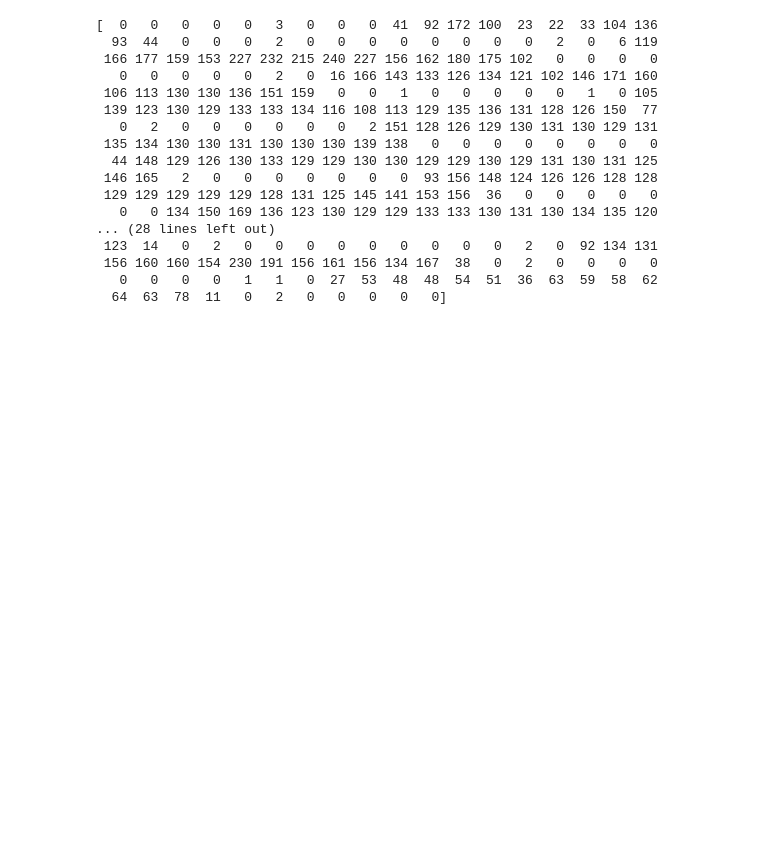
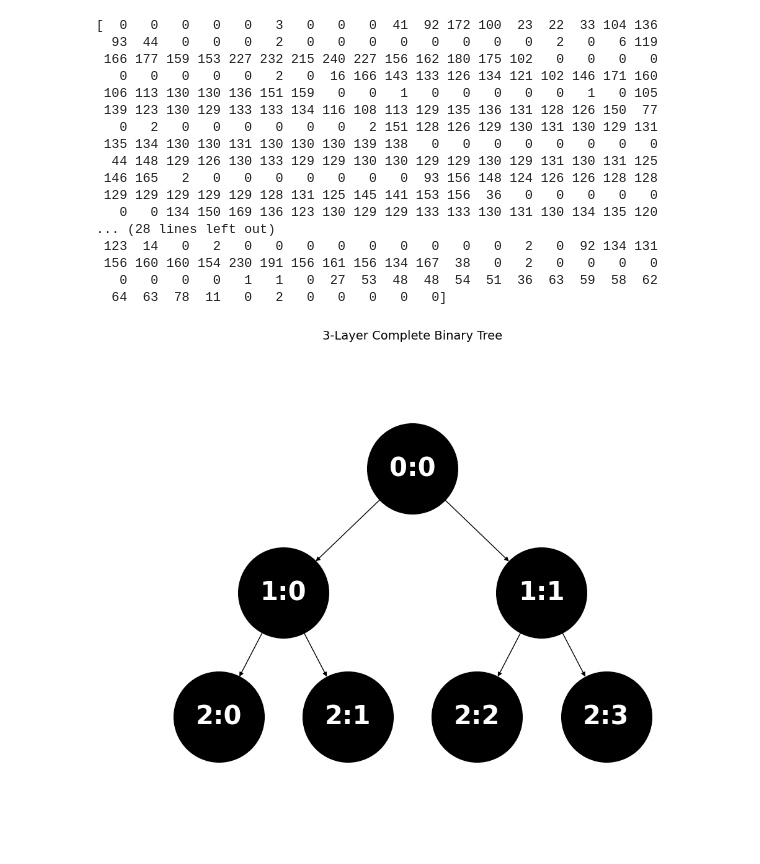
Before and after one commit to eloplope/Fashion-classifier, a Jupyter notebook: exploratory_analysis.ipynb, the cells around one changed output. Saved outputs shown, nothing was run; the diff lists cells and outputs as text; code cells hidden in the pictures; blank space fills up the shorter version.

```diff
--- a/exploratory_analysis.ipynb
+++ b/exploratory_analysis.ipynb
@@ -120,3 +120,45 @@ plt.show()
  156 160 160 154 230 191 156 161 156 134 167  38   0   2   0   0   0   0
    0   0   0   0   1   1   0  27  53  48  48  54  51  36  63  59  58  62
   64  63  78  11   0   2   0   0   0   0   0]
+# %%
+import matplotlib.pyplot as plt
+import networkx as nx
+
+def draw_binary_tree():
+    # Create a directed graph
+    tree = nx.DiGraph()
+
+    # Define the edges of the binary tree with updated node names
+    edges = [
+        ("0:0", "1:0"), ("0:0", "1:1"),
+        ("1:0", "2:0"), ("1:0", "2:1"),
+        ("1:1", "2:2"), ("1:1", "2:3")
+    ]
+
+    # Add edges to the graph
+    tree.add_edges_from(edges)
+
+    # Create a more compact layout for the nodes
+    pos = {
+        "0:0": (0, 0),
+        "1:0": (-0.5, -1), "1:1": (0.5, -1),
+        "2:0": (-0.75, -2), "2:1": (-0.25, -2),
+        "2:2": (0.25, -2), "2:3": (0.75, -2)
+    }
+
+    # Adjust figure size and padding to prevent clipping
+    plt.figure(figsize=(10, 8))  # Increase figure size for more space
+    nx.draw(tree, pos, with_labels=True, node_size=11000, node_color="black", font_color="white", font_size=30, font_weight="bold", arrows=True)
+
+    # Set the limits to ensure space around the nodes and prevent clipping
+    plt.xlim(-1.2, 1.2)
+    plt.ylim(-3, 1)
+
+    # Display the plot
+    plt.title("3-Layer Complete Binary Tree", fontsize=14)
+    plt.show()
+
+# Call the function to draw the binary tree
+draw_binary_tree()
+# %% [output]
+[figure, added]
```
Also changed, not shown: 2 other files.
